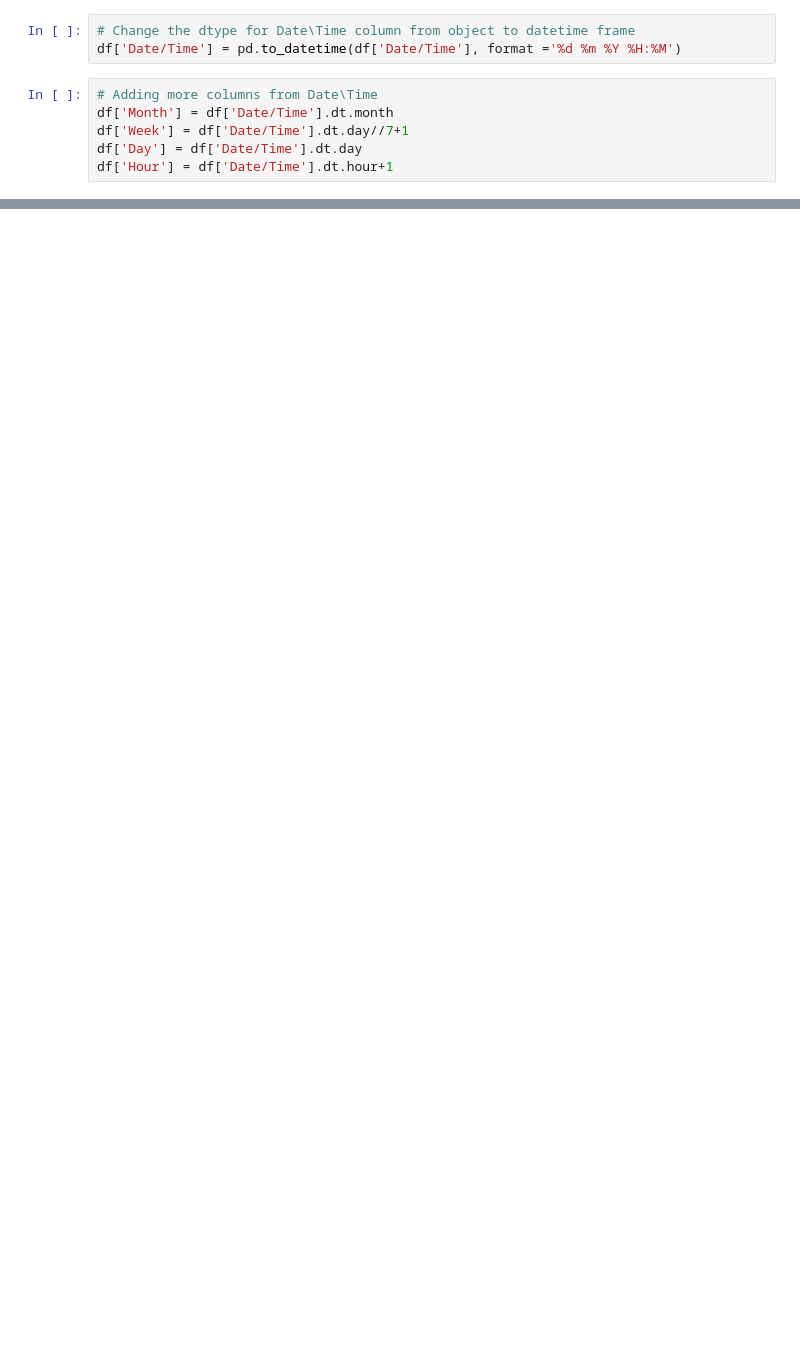
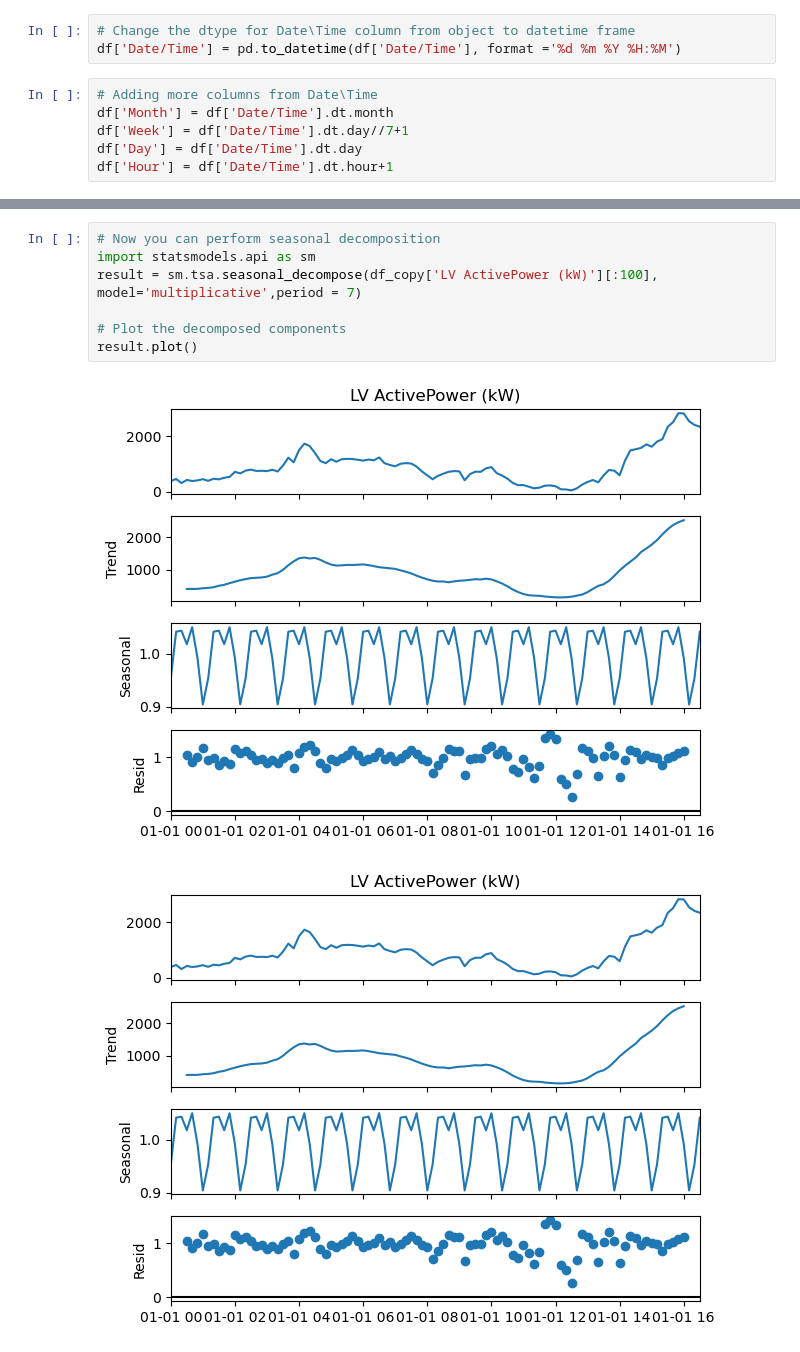
Before and after one commit to ermiyas-sidama/Wind_Energy_Analysis, a Jupyter notebook: Wind_Energy_Power_Analysis.ipynb, the cells around one changed output, grey strips where cells are left out. Cells and saved outputs as stored; diff of their text form; blank space fills up the shorter version.

```diff
--- a/Wind_Energy_Power_Analysis.ipynb
+++ b/Wind_Energy_Power_Analysis.ipynb
@@ -135,0 +288,10 @@ corr_matrix
+# %%
+# Now you can perform seasonal decomposition
+import statsmodels.api as sm
+result = sm.tsa.seasonal_decompose(df_copy['LV ActivePower (kW)'][:100], model='multiplicative',period = 7)
+
+# Plot the decomposed components
+result.plot()
+# %% [output]
+[figure, added]
+[figure, added]
```
Also changed, not shown: parts of 97 cells of this notebook.
